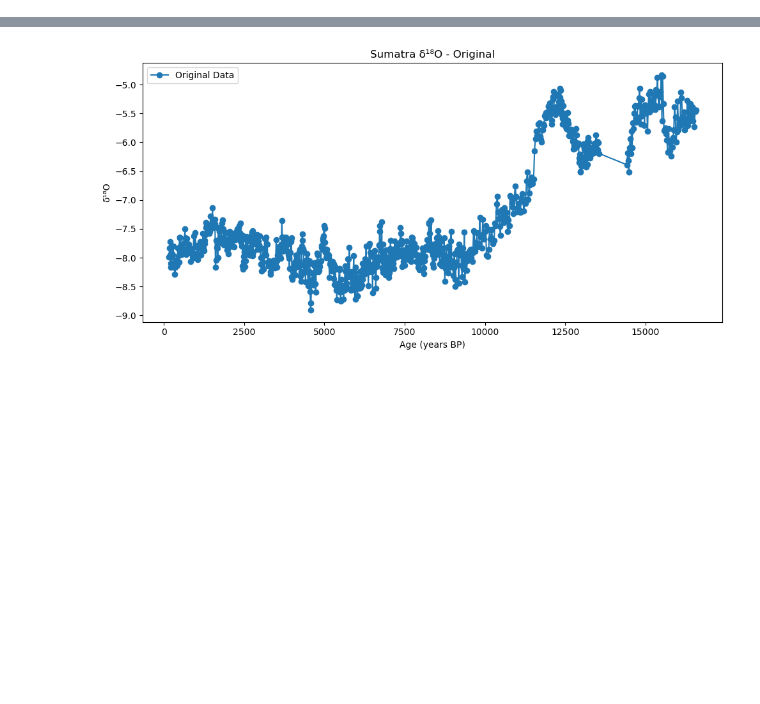
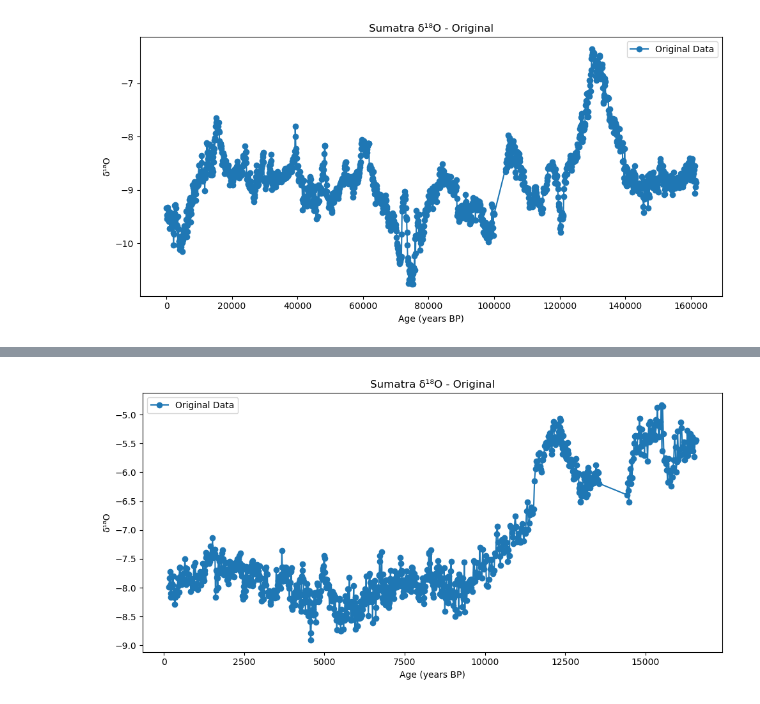
Before and after one commit to Peisong-Zheng/Inso_LGMR, a Jupyter notebook: verification_Borneo.ipynb, the cells around one changed output, grey strips where cells are left out. Saved outputs shown, nothing was run; the diff lists cells and outputs as text; code cells hidden in the pictures; blank space fills up the shorter version.

```diff
--- a/verification_Borneo.ipynb
+++ b/verification_Borneo.ipynb
@@ -0,0 +1,99 @@
+# %%
+import pandas as pd
+
+# 1) Read in the full file (if you haven’t already)
+file_path = r"D:\VScode\Inso_LGMR\other_data\Borneo_d18O_carolin.txt"
+df_d18O = pd.read_csv(
+    file_path,
+    delim_whitespace=True,  # or sep='\t' if tab‑delimited
+    comment='#',
+    header=0
+)
+
+# 2) Extract & rename
+df_d18O = (
+    df_d18O
+      .loc[:, ['age_calBP', 'd18Ocarbivc']]
+      .rename(columns={
+          'age_calBP': 'age',
+          'd18Ocarbivc': 'd18O'
+      })
+)
+
+# age= age * 1000
+df_d18O['age'] = df_d18O['age']
+
+import numpy as np
+import matplotlib.pyplot as plt
+import pandas as pd
+
+# 4) Plot original data
+plt.figure(figsize=(10, 5))
+plt.plot(df_d18O['age'], df_d18O['d18O'], 'o-', label='Original Data')
+# reverse the y axis
+# plt.gca().invert_yaxis()
+plt.xlabel('Age (years BP)')
+plt.ylabel('δ¹⁸O')
+plt.title('Sumatra δ¹⁸O - Original')
+plt.legend()
+plt.tight_layout()
+plt.show()
+
+# # 5) Interpolate for age = 200 to 16500 in steps of 200
+new_age = np.arange(100, 24000, 200)
+new_d18O = np.interp(new_age, df_d18O['age'], df_d18O['d18O'])
+
+# 6) Plot interpolated data
+plt.figure(figsize=(10, 5))
+plt.plot(new_age, new_d18O, 'x--', color='C1', label='Interpolated (200 yr step)')
+plt.xlabel('Age (years BP)')
+plt.ylabel('δ¹⁸O')
+plt.title('Sumatra δ¹⁸O - Interpolated')
+plt.legend()
+plt.tight_layout()
+plt.show()
+
+# Optional: assemble into a DataFrame
+df_d18O_interp = pd.DataFrame({'age': new_age, 'd18O': new_d18O})
+# df_d18O_interp.head()
+
+
+df_d18O_interp = df_d18O_interp.iloc[::-1]
+
+
+
+# shift the age column
+df_d18O_interp['age'] = df_d18O_interp['age'] * -1 + 24000
+
+df_d18O_interp['d18O'] = df_d18O_interp['d18O'].rolling(window=10, min_periods=1).mean()
+
+# plot data and the smoothed data
+plt.figure(figsize=(10, 5))
+plt.plot(df_d18O_interp['age'], df_d18O_interp['d18O'], 'o-', label='Smoothed Data')
+# reverse the y axis
+plt.gca().invert_yaxis()
+plt.xlabel('Age (years BP)')
+plt.ylabel('δ¹⁸O')
+
+
+# calculate the diff
+df_d18O_interp['d18O_diff'] = df_d18O_interp['d18O'].diff()
+# drop the column co2
+df_d18O_interp = df_d18O_interp.drop(columns=['d18O'])
+
+# drop the last row of df_co2
+df_d18O_interp = df_d18O_interp.drop(df_d18O_interp.index[0])
+# reindex the dataframe
+df_d18O_interp = df_d18O_interp.reset_index(drop=True)
+
+
+# plot diff
+plt.figure(figsize=(10, 5))
+plt.plot(df_d18O_interp['age'], df_d18O_interp['d18O_diff'], 'o-', label='Smoothed Data')
+plt.xlabel('Age (years BP)')
+
+
+df_d18O_interp
+# df_d18O
+# %% [output]
+[figure, added]
```
Also changed, not shown: parts of 3 cells of this notebook, 1 other file.
